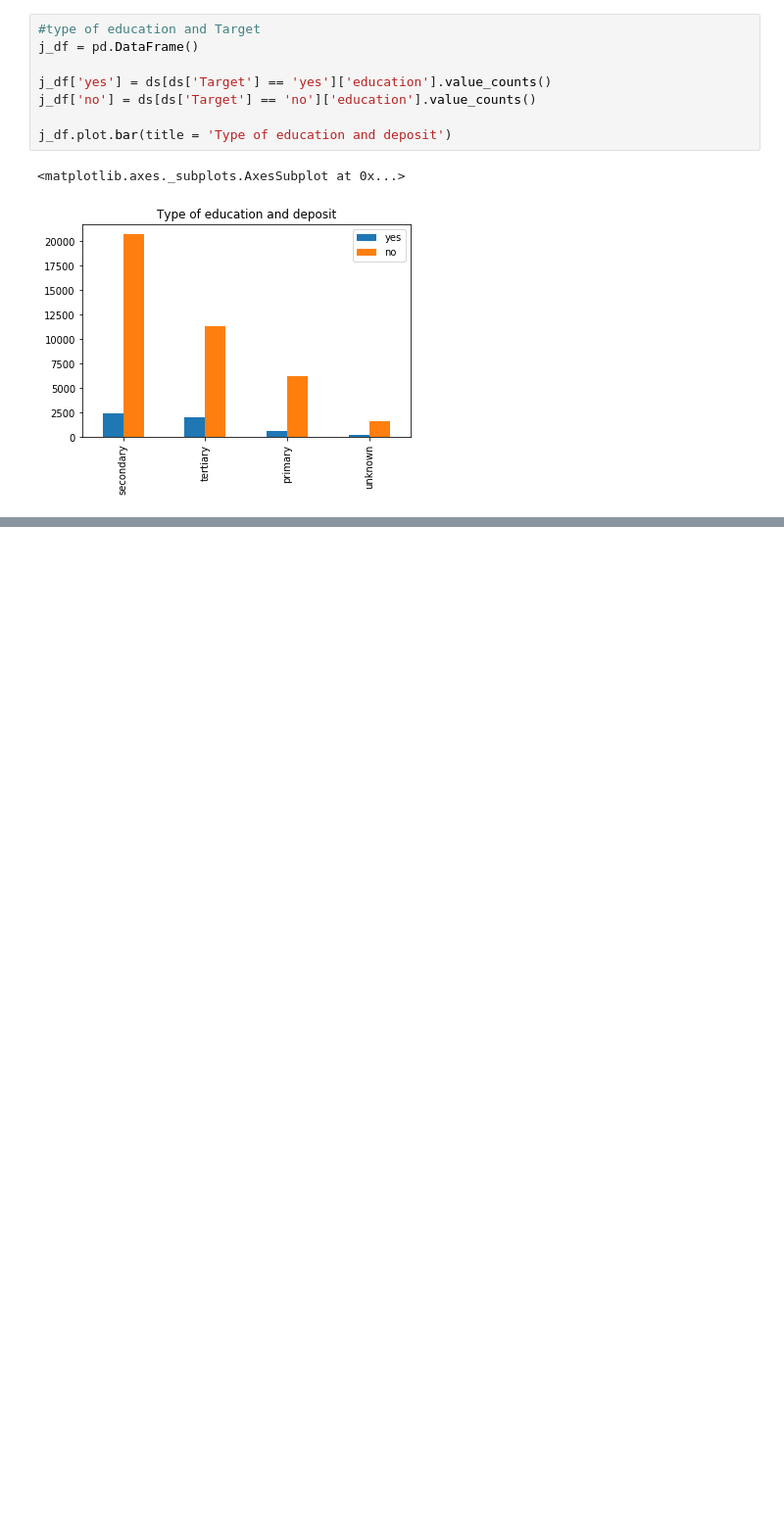
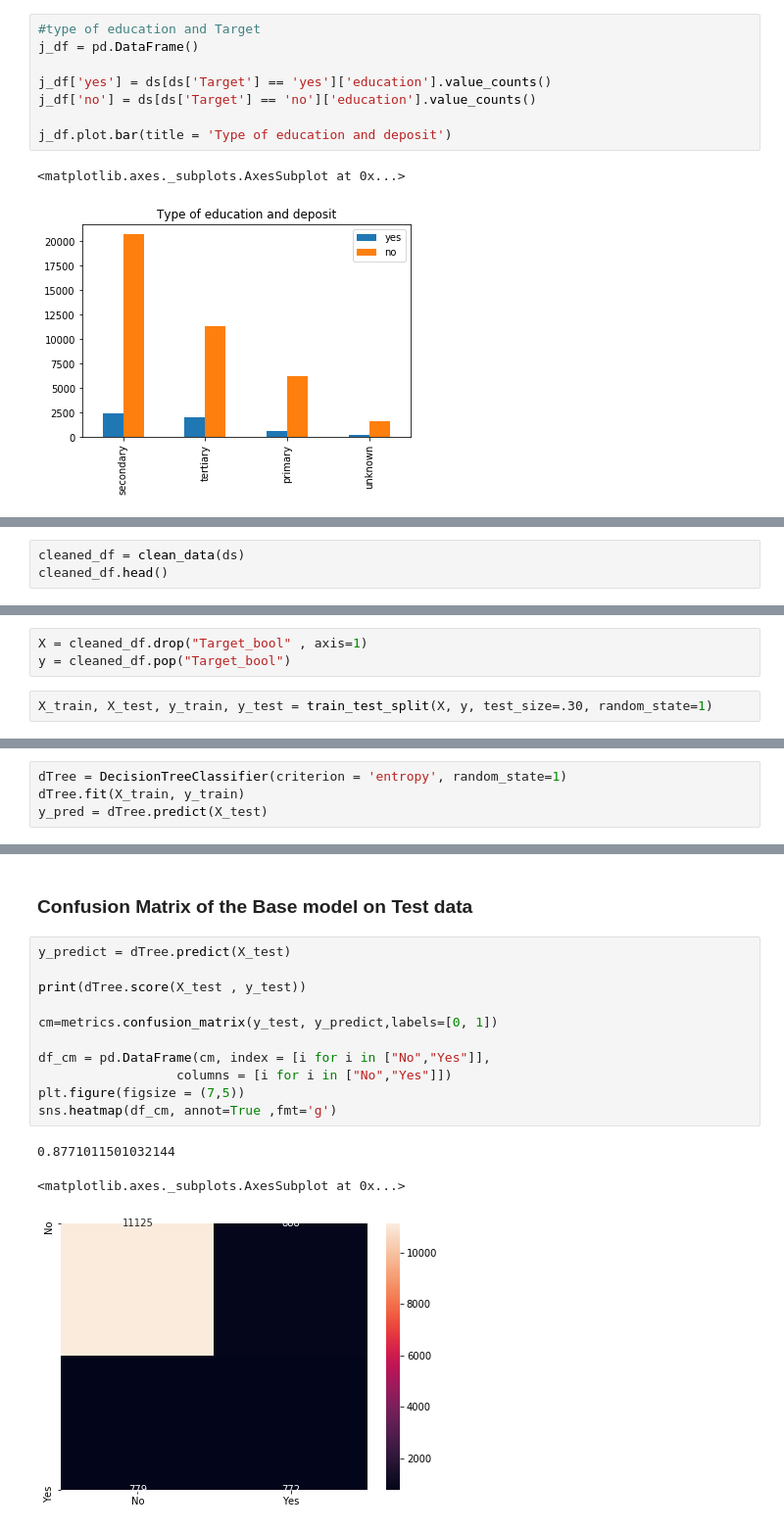
Before and after one commit to smagadi/AIML, a Jupyter notebook: EnsembleProject/Bank_Analysis.ipynb, the cells around one changed output, grey strips where cells are left out. Shown: that part at 98% size. Drawn from its saved outputs; the diff is of its cells as text; blank space fills up the shorter version.

```diff
--- a/EnsembleProject/Bank_Analysis.ipynb
+++ b/EnsembleProject/Bank_Analysis.ipynb
@@ -248,0 +317,3 @@ j_df.plot.bar(title = 'Type of education and deposit')
+# %%
+cleaned_df = clean_data(ds)
+cleaned_df.head()
@@ -248,0 +330,5 @@ j_df.plot.bar(title = 'Type of education and deposit')
+# %%
+X = cleaned_df.drop("Target_bool" , axis=1)
+y = cleaned_df.pop("Target_bool")
+# %%
+X_train, X_test, y_train, y_test = train_test_split(X, y, test_size=.30, random_state=1)
@@ -248,0 +339,4 @@ j_df.plot.bar(title = 'Type of education and deposit')
+# %%
+dTree = DecisionTreeClassifier(criterion = 'entropy', random_state=1)
+dTree.fit(X_train, y_train)
+y_pred = dTree.predict(X_test)
@@ -248,0 +372,17 @@ j_df.plot.bar(title = 'Type of education and deposit')
+# %% [markdown]
+### Confusion Matrix of the Base model on Test data
+# %%
+y_predict = dTree.predict(X_test)
+
+print(dTree.score(X_test , y_test))
+
+cm=metrics.confusion_matrix(y_test, y_predict,labels=[0, 1])
+
+df_cm = pd.DataFrame(cm, index = [i for i in ["No","Yes"]],
+                  columns = [i for i in ["No","Yes"]])
+plt.figure(figsize = (7,5))
+sns.heatmap(df_cm, annot=True ,fmt='g')
+# %% [output]
+0.8771011501032144
+<matplotlib.axes._subplots.AxesSubplot at 0x...>
+[figure, added]
```
Also changed, not shown: parts of 75 cells of this notebook, 1 other file.
